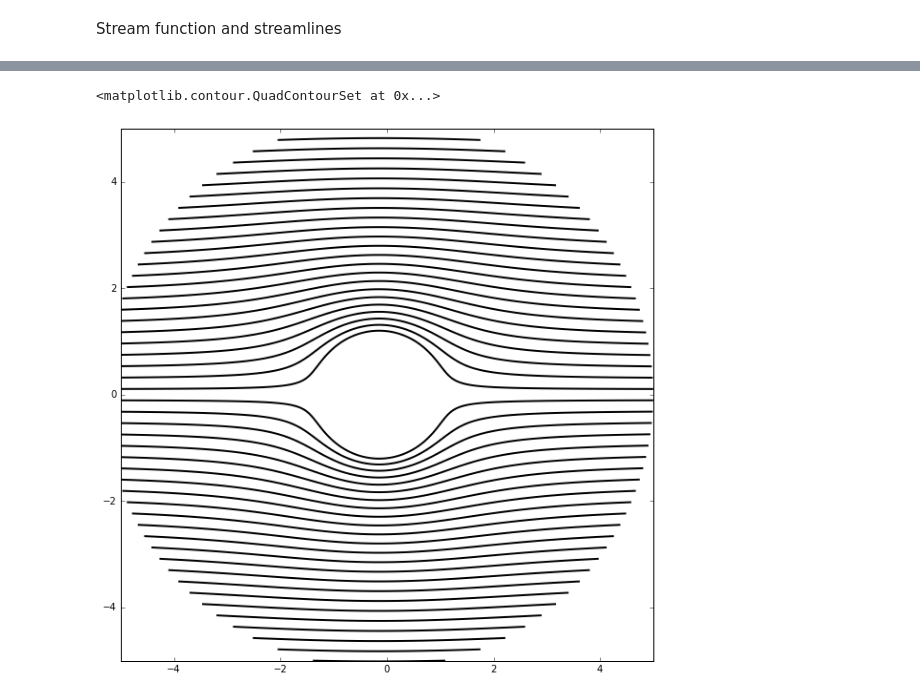
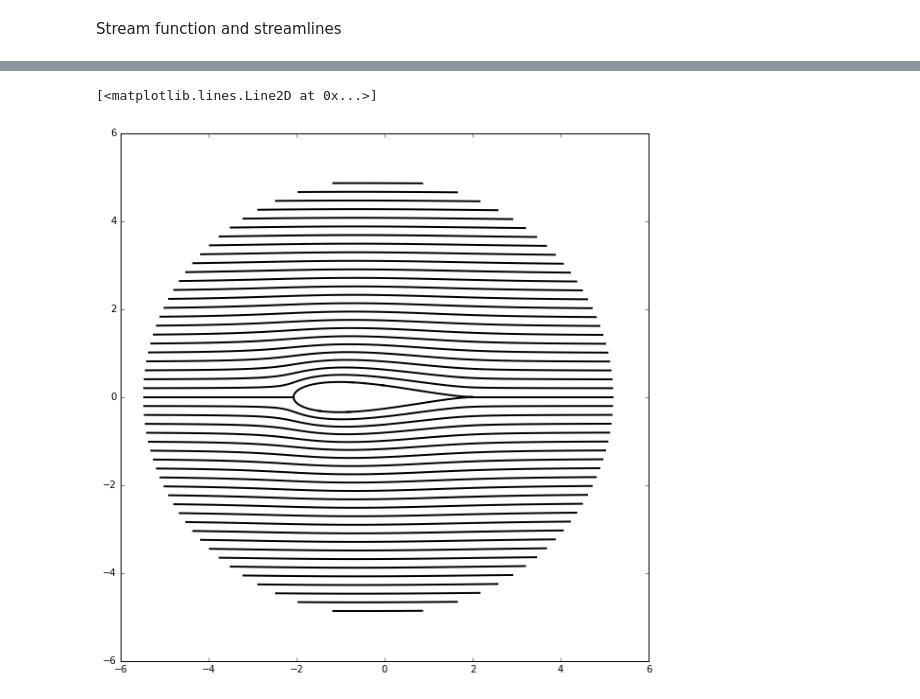
Before and after one commit to cinozeng/mae6226-work, a Jupyter notebook: HW2.ipynb, the cells around one changed output, grey strips where cells are left out. Saved outputs shown, nothing was run; the diff lists cells and outputs as text; code cells hidden in the pictures.

```diff
--- a/HW2.ipynb
+++ b/HW2.ipynb
@@ -108,13 +108,12 @@ z = (-0.15+RR*np.cos(THETA) + RR*1j*np.sin(THETA)) + 0.15*np.exp(THETA*1j)
 # %%
 #plot the grids on z plane
 size = 10
-x_start, x_end = -5, 5
-y_start, y_end = -5, 5
+x_start, x_end = -6, 6
+y_start, y_end = -6, 6
 pt.figure(figsize=(size, (y_end-y_start)/(x_end-x_start)*size))
 pt.grid(True)
 pt.xlim(x_start, x_end)
 pt.ylim(y_start, y_end)
 pt.scatter(z.real, z.imag)
 #z.real & z.imag represent the grid points now
-z
 # %% [output]
@@ -158,7 +137,7 @@ pt.scatter(xi.real, xi.imag)
 Stream function and streamlines
 # %%
 u_inf = 1
-kappa = 2*np.pi*(0.15+c)**2*u_inf
+kappa = 2*np.pi*R**2*u_inf
 #For cylinder radius Radius, a doublet of strength kappa is needed.
 x_doublet, y_doublet = -0.15, 0
 # %%
@@ -181,3 +160,13 @@ psi_freestream = u_inf * z.imag
 u = u_freestream + u_doublet
 v = v_freestream + v_doublet
 psi = psi_freestream + psi_doublet
+# %%
+# plot the streamlines on z plane
+size = 10
+z0 = (-0.15+R*np.cos(theta) + R*1j*np.sin(theta))
+pt.figure(figsize=(size, (y_end-y_start)/(x_end-x_start)*size))
+pt.xlim(x_start, x_end)
+pt.ylim(y_start, y_end)
+pt.contour(z.real, z.imag, psi, levels = np.linspace(-10,10,101), colors='Black', linewidths=2, linestyles='solid')
+pt.plot(z0.real, z0.imag, color='Black', linewidth=2)
+#a trick to fix the uncontinued line at level=0
@@ -184,10 +176,12 @@ psi = psi_freestream + psi_doublet
 # %%
-# plot the streamlines on z plane
+# plot the streamlines on xi plane
 size = 10
+xi0 = z0+c**2/z0
 pt.figure(figsize=(size, (y_end-y_start)/(x_end-x_start)*size))
 pt.xlim(x_start, x_end)
 pt.ylim(y_start, y_end)
-pt.contour(z.real, z.imag, psi, levels = np.linspace(-10,10,100), colors='Black', linewidths=2, linestyles='solid')
+pt.contour(xi.real, xi.imag, psi, levels = np.linspace(-10,10,101), colors='Black', linewidths=2, linestyles='solid')
+pt.plot(xi0.real, xi0.imag, color='Black', linewidth=2)
 # %% [output]
-<matplotlib.contour.QuadContourSet at 0x...>
+[<matplotlib.lines.Line2D at 0x...>]
-[figure, old version]
+[figure, new version]
```
Also changed, not shown: parts of 14 cells of this notebook.
